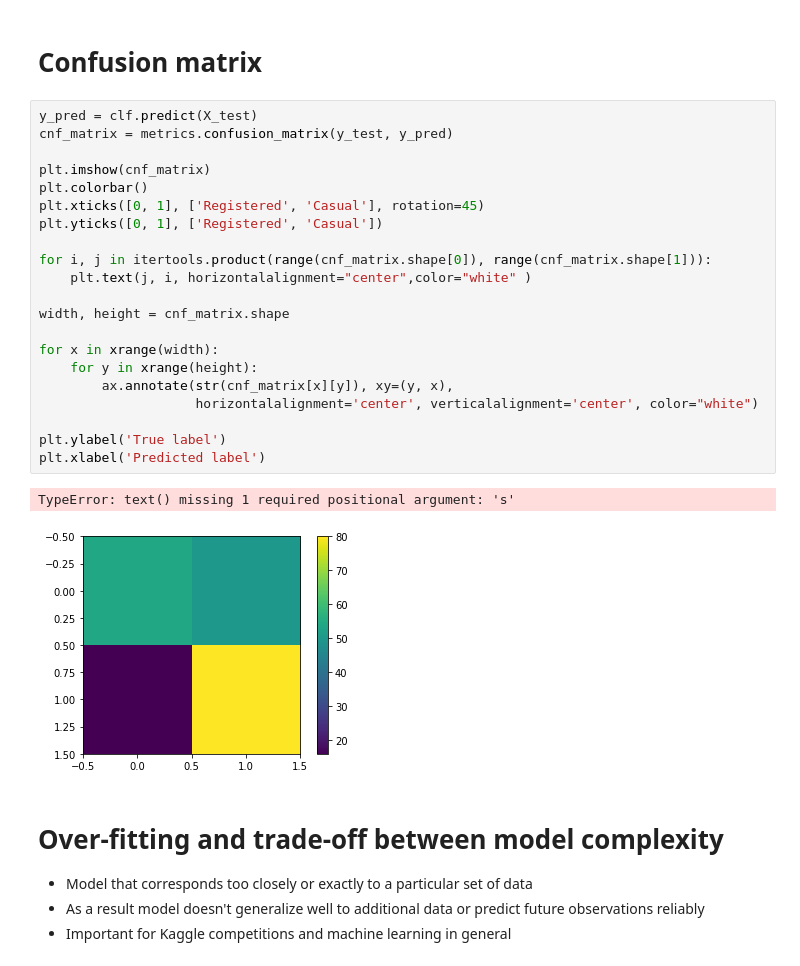
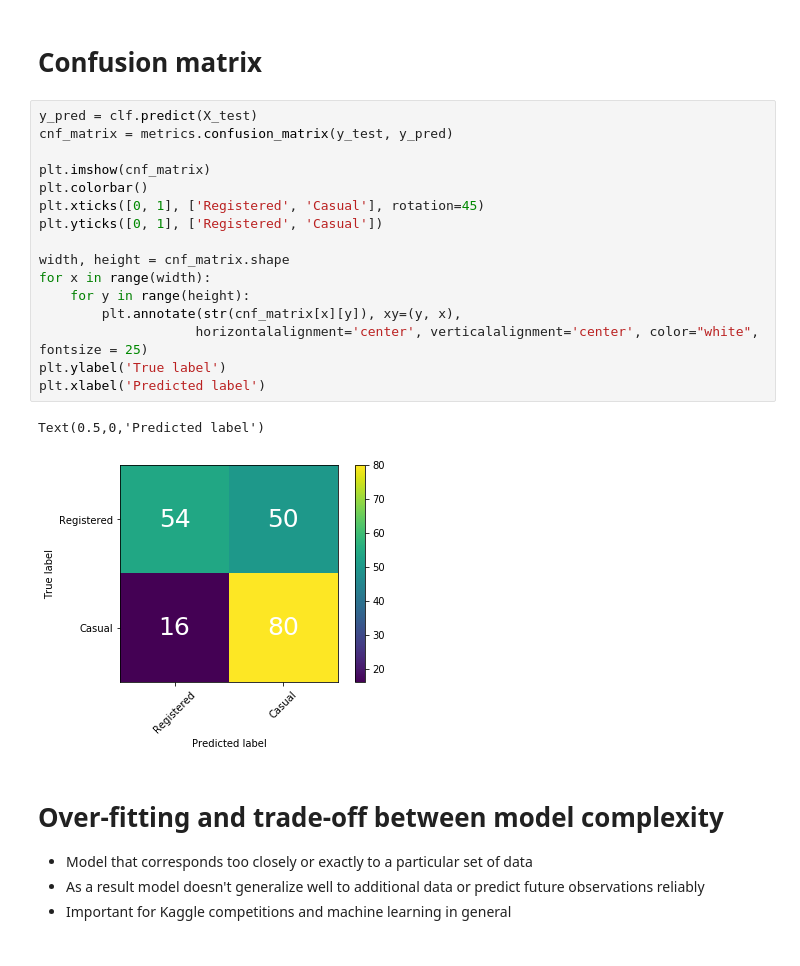
Before and after one commit to anastasiyabel/wids_kaggle2018, a Jupyter notebook: WiDS_workshop2018_part3.ipynb, the cells around one changed output. Drawn from its saved outputs; the diff is of its cells as text.

```diff
--- a/WiDS_workshop2018_part3.ipynb
+++ b/WiDS_workshop2018_part3.ipynb
@@ -93,27 +97,22 @@ plt.legend(loc="lower right")
 # %%
 y_pred = clf.predict(X_test)
 cnf_matrix = metrics.confusion_matrix(y_test, y_pred)
 
 plt.imshow(cnf_matrix)
 plt.colorbar()
 plt.xticks([0, 1], ['Registered', 'Casual'], rotation=45)
 plt.yticks([0, 1], ['Registered', 'Casual'])
 
-for i, j in itertools.product(range(cnf_matrix.shape[0]), range(cnf_matrix.shape[1])):
-    plt.text(j, i, horizontalalignment="center",color="white" )
-
 width, height = cnf_matrix.shape
-
-for x in xrange(width):
-    for y in xrange(height):
-        ax.annotate(str(cnf_matrix[x][y]), xy=(y, x),
-                    horizontalalignment='center', verticalalignment='center', color="white")
-
+for x in range(width):
+    for y in range(height):
+        plt.annotate(str(cnf_matrix[x][y]), xy=(y, x),
+                    horizontalalignment='center', verticalalignment='center', color="white", fontsize = 25)
 plt.ylabel('True label')
 plt.xlabel('Predicted label')
 # %% [output]
-TypeError: text() missing 1 required positional argument: 's'
+Text(0.5,0,'Predicted label')
-[figure, old version]
+[figure, new version]
 # %% [markdown]
 #  Over-fitting and trade-off between model complexity
 * Model that corresponds too closely or exactly to a particular set of data
```
Also changed, not shown: parts of 9 cells of this notebook.
